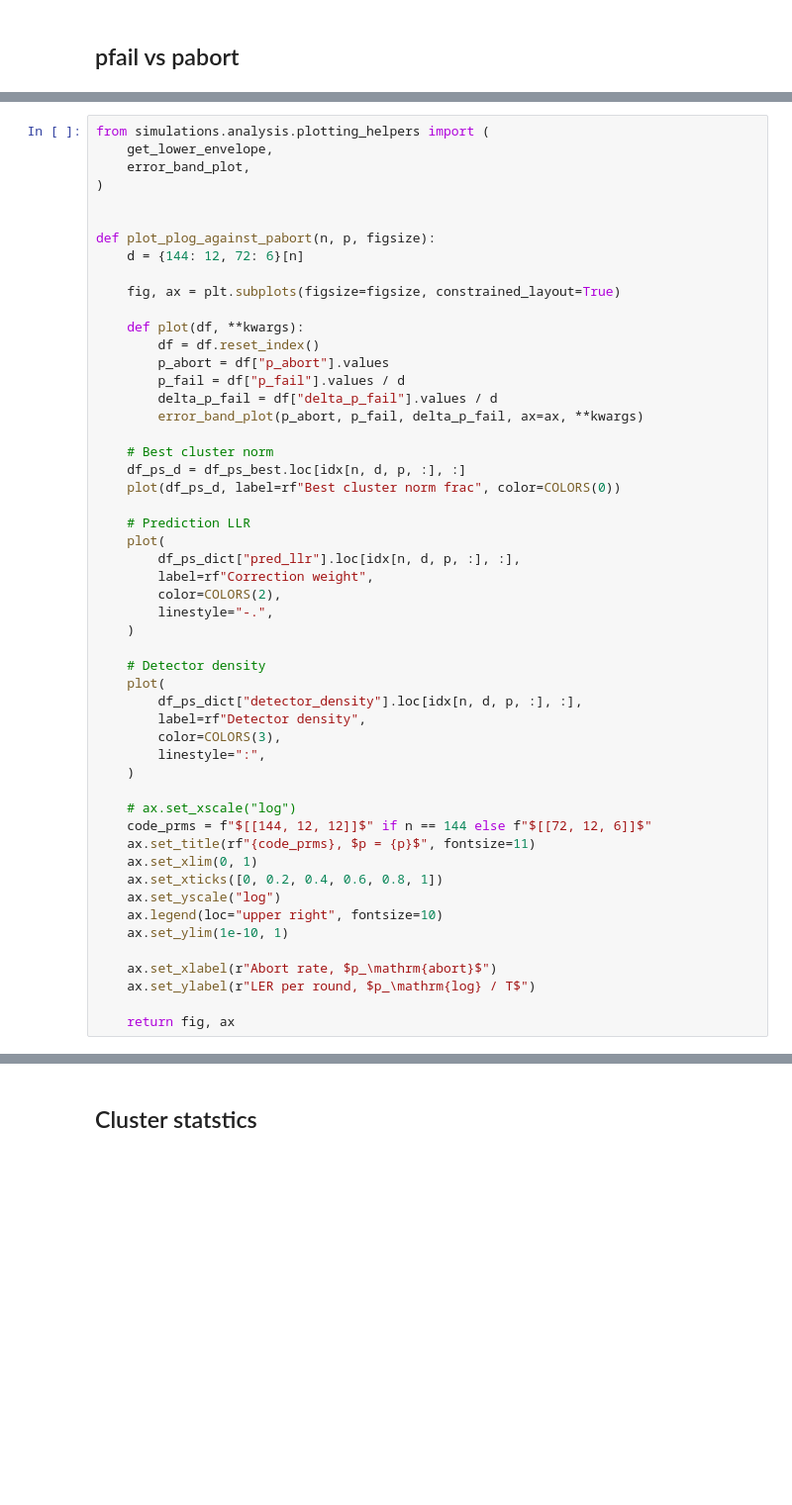
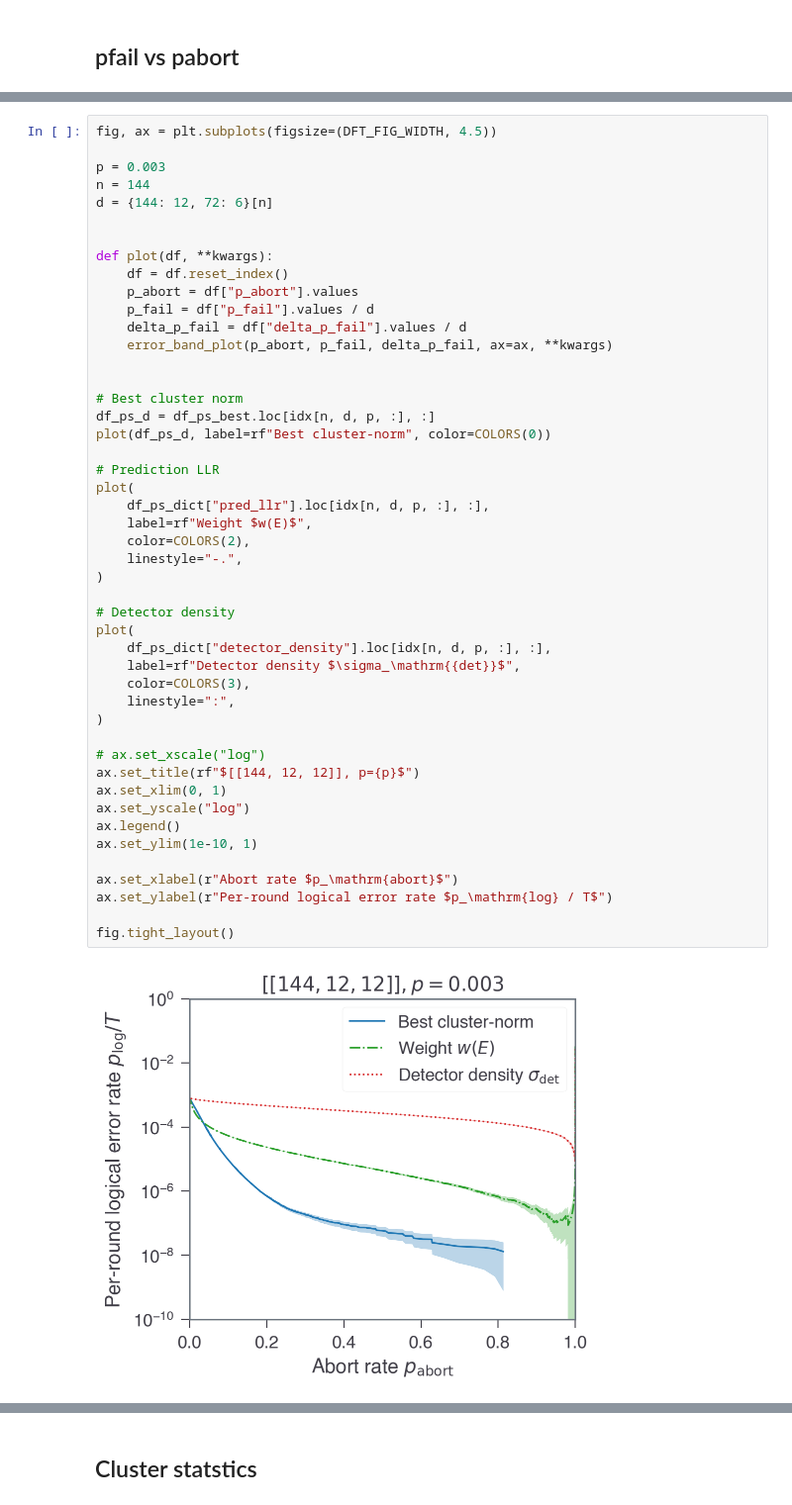
Before and after one commit to seokhyung-lee/ldpc-post-selection, a Jupyter notebook: simulations/analysis/notebooks/bb_code_analysis.ipynb, the cells around one changed output, grey strips where cells are left out. Shown at 99% size. Cells and saved outputs as stored; diff of their text form; blank space fills up the shorter version.

Commit message:
Revert "Add CLAUDE.md and implement enhanced analysis features"
This reverts commit a5d3fad94528ecf22c1864bafb37f4aedfd9117d.

```diff
--- a/simulations/analysis/notebooks/bb_code_analysis.ipynb
+++ b/simulations/analysis/notebooks/bb_code_analysis.ipynb
@@ -97,52 +81,49 @@ df_ps_best.head()
 # %%
-from simulations.analysis.plotting_helpers import (
-    get_lower_envelope,
-    error_band_plot,
+fig, ax = plt.subplots(figsize=(DFT_FIG_WIDTH, 4.5))
+
+p = 0.003
+n = 144
+d = {144: 12, 72: 6}[n]
+
+
+def plot(df, **kwargs):
+    df = df.reset_index()
+    p_abort = df["p_abort"].values
+    p_fail = df["p_fail"].values / d
+    delta_p_fail = df["delta_p_fail"].values / d
+    error_band_plot(p_abort, p_fail, delta_p_fail, ax=ax, **kwargs)
+
+
+# Best cluster norm
+df_ps_d = df_ps_best.loc[idx[n, d, p, :], :]
+plot(df_ps_d, label=rf"Best cluster-norm", color=COLORS(0))
+
+# Prediction LLR
+plot(
+    df_ps_dict["pred_llr"].loc[idx[n, d, p, :], :],
+    label=rf"Weight $w(E)$",
+    color=COLORS(2),
+    linestyle="-.",
 )
 
+# Detector density
+plot(
+    df_ps_dict["detector_density"].loc[idx[n, d, p, :], :],
+    label=rf"Detector density $\sigma_\mathrm{{det}}$",
+    color=COLORS(3),
+    linestyle=":",
+)
 
-def plot_plog_against_pabort(n, p, figsize):
-    d = {144: 12, 72: 6}[n]
+# ax.set_xscale("log")
+ax.set_title(rf"$[[144, 12, 12]], p={p}$")
+ax.set_xlim(0, 1)
+ax.set_yscale("log")
+ax.legend()
+ax.set_ylim(1e-10, 1)
 
-    fig, ax = plt.subplots(figsize=figsize, constrained_layout=True)
+ax.set_xlabel(r"Abort rate $p_\mathrm{abort}$")
+ax.set_ylabel(r"Per-round logical error rate $p_\mathrm{log} / T$")
 
-    def plot(df, **kwargs):
-        df = df.reset_index()
-        p_abort = df["p_abort"].values
-        p_fail = df["p_fail"].values / d
-        delta_p_fail = df["delta_p_fail"].values / d
-        error_band_plot(p_abort, p_fail, delta_p_fail, ax=ax, **kwargs)
-
-    # Best cluster norm
-    df_ps_d = df_ps_best.loc[idx[n, d, p, :], :]
-    plot(df_ps_d, label=rf"Best cluster norm frac", color=COLORS(0))
-
-    # Prediction LLR
-    plot(
-        df_ps_dict["pred_llr"].loc[idx[n, d, p, :], :],
-        label=rf"Correction weight",
-        color=COLORS(2),
-        linestyle="-.",
-    )
-
-    # Detector density
-    plot(
-        df_ps_dict["detector_density"].loc[idx[n, d, p, :], :],
-        label=rf"Detector density",
-        color=COLORS(3),
-        linestyle=":",
-    )
-
-    # ax.set_xscale("log")
-    code_prms = f"$[[144, 12, 12]]$" if n == 144 else f"$[[72, 12, 6]]$"
-    ax.set_title(rf"{code_prms}, $p = {p}$", fontsize=11)
-    ax.set_xlim(0, 1)
-    ax.set_xticks([0, 0.2, 0.4, 0.6, 0.8, 1])
-    ax.set_yscale("log")
-    ax.legend(loc="upper right", fontsize=10)
-    ax.set_ylim(1e-10, 1)
-
-    ax.set_xlabel(r"Abort rate, $p_\mathrm{abort}$")
-    ax.set_ylabel(r"LER per round, $p_\mathrm{log} / T$")
-
-    return fig, ax
+fig.tight_layout()
+# %% [output]
+[figure, added]
```
Also changed, not shown: parts of 14 cells of this notebook, 17 other files.
